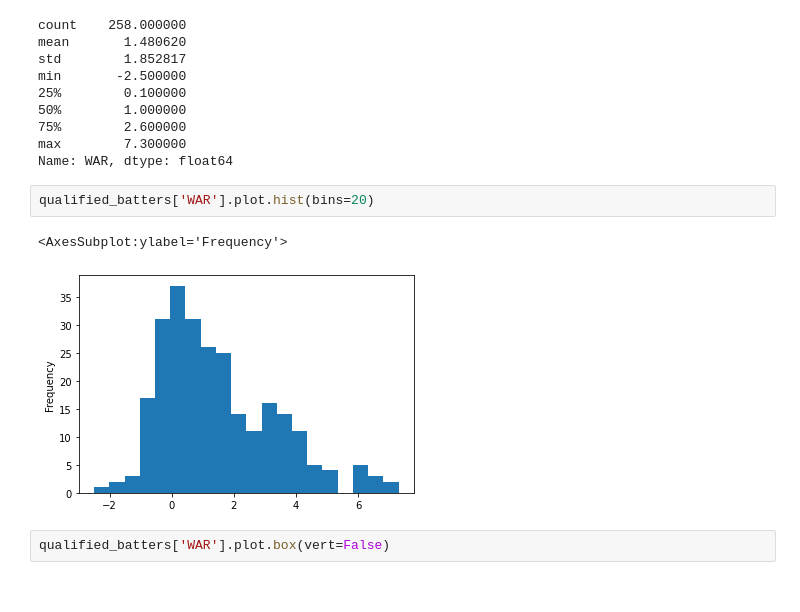
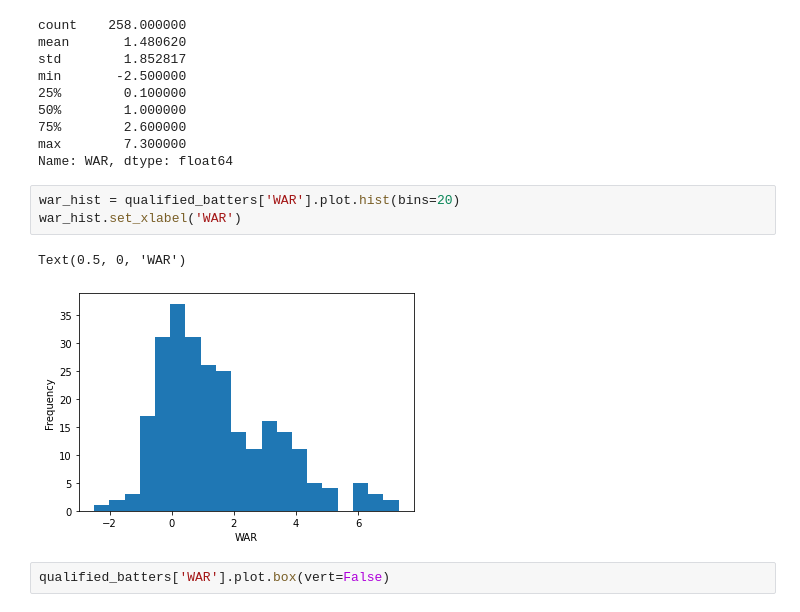
Before and after one commit to nrossidb/MLB-hard-hits-to-player-value, a Jupyter notebook: code_and_data/01_cleaning_and_eda.ipynb, the cells around one changed output. Drawn from its saved outputs; the diff is of its cells as text.

```diff
--- a/code_and_data/01_cleaning_and_eda.ipynb
+++ b/code_and_data/01_cleaning_and_eda.ipynb
@@ -249,10 +249,11 @@ min       -2.500000
 max        7.300000
 Name: WAR, dtype: float64
 # %%
-qualified_batters['WAR'].plot.hist(bins=20)
+war_hist = qualified_batters['WAR'].plot.hist(bins=20)
+war_hist.set_xlabel('WAR')
 # %% [output]
-<AxesSubplot:ylabel='Frequency'>
+Text(0.5, 0, 'WAR')
-[figure, old version]
+[figure, new version]
 # %%
 qualified_batters['WAR'].plot.box(vert=False)
 # %% [output]
```
Also changed, not shown: parts of 6 cells of this notebook, 1 other file.
